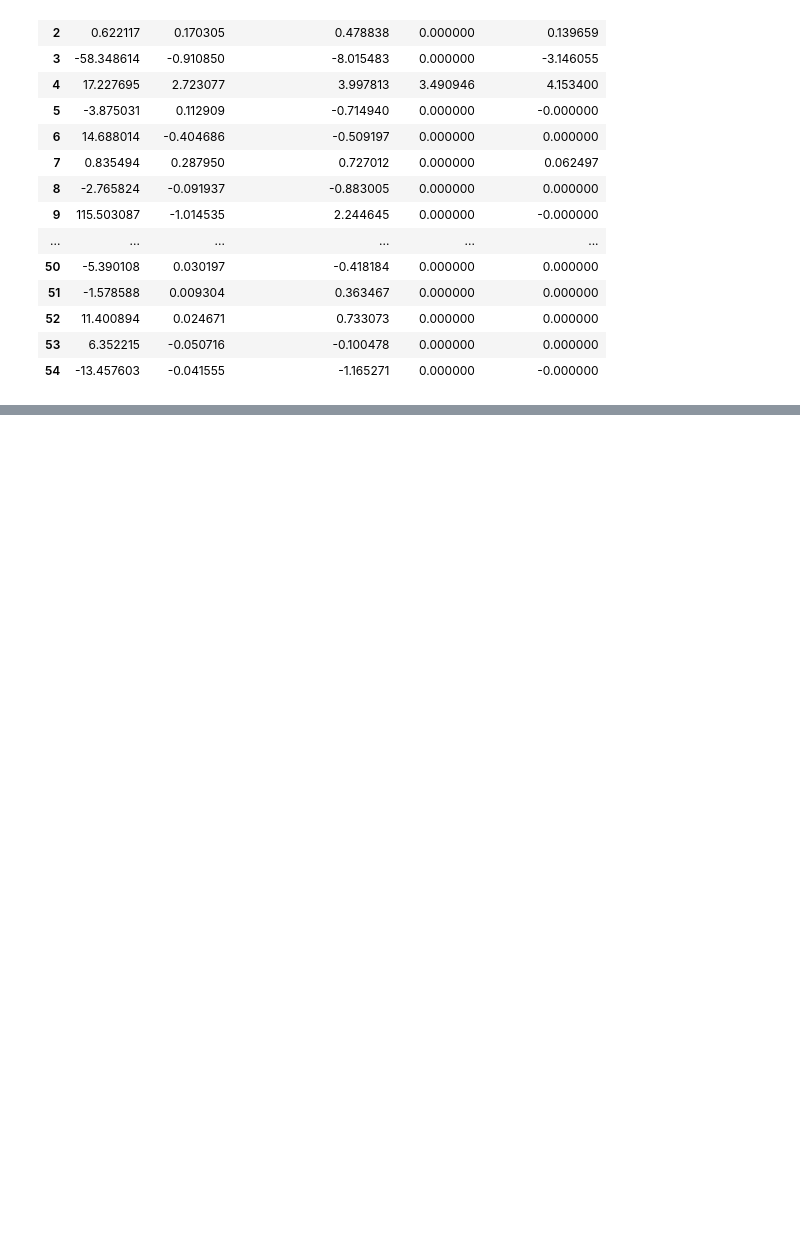
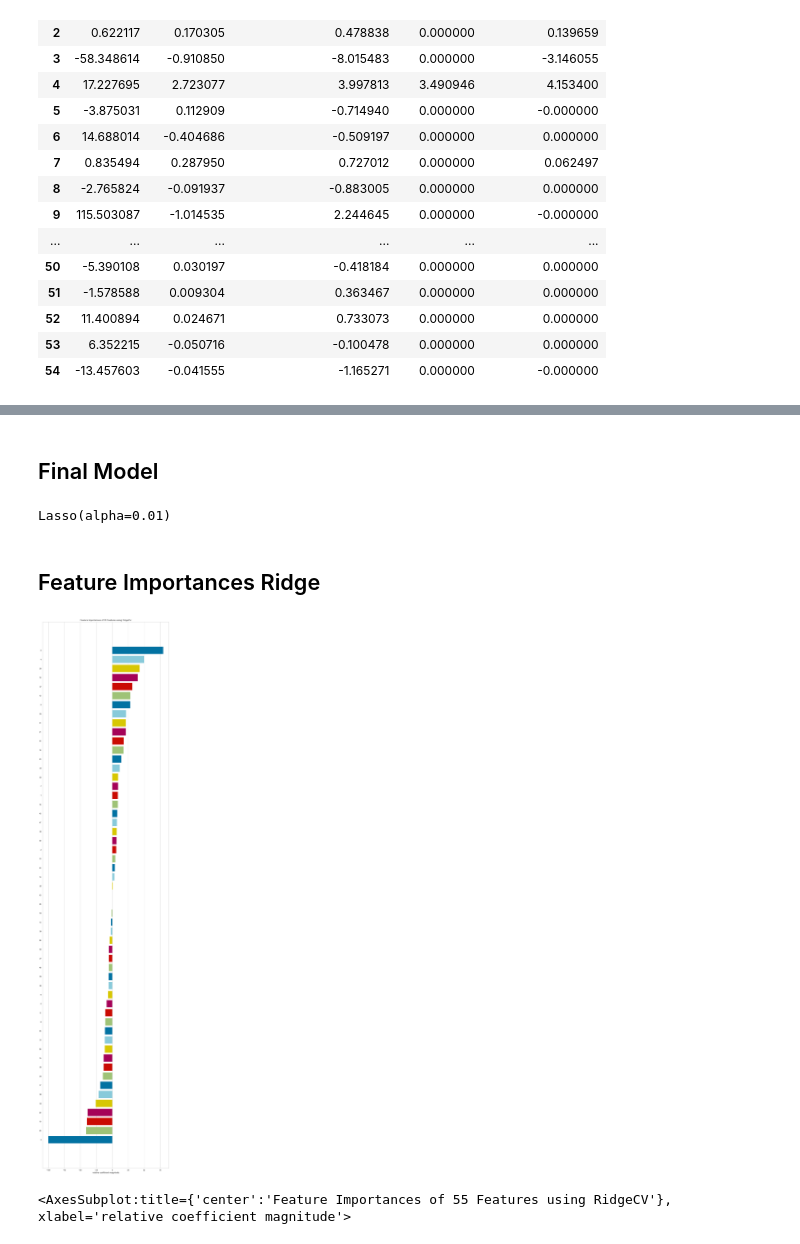
Before and after one commit to EmincanY/Machine-Learning, a Jupyter notebook: Techpro Education/Supervised/Regularization/ML_Regularization-Ridge-Lasso-ElasticNet-Cross Validation-Gridsearch.ipynb, the cells around one changed output, grey strips where cells are left out. Cells and saved outputs as stored; diff of their text form; code cells hidden in the pictures; blank space fills up the shorter version.

Commit message:
Ridge-Lasso-ElasticNet added.

```diff
--- a/Techpro Education/Supervised/Regularization/ML_Regularization-Ridge-Lasso-ElasticNet-Cross Validation-Gridsearch.ipynb
+++ b/Techpro Education/Supervised/Regularization/ML_Regularization-Ridge-Lasso-ElasticNet-Cross Validation-Gridsearch.ipynb
@@ -721,0 +920,4 @@ pd.concat([lm_df , rm_df , rcm_df , lsm_df , lcm_df] , axis = 1)
+# %%
+grid_model = GridSearchCV(estimator=elastic_model , param_grid=param_grid , scoring='neg_root_mean_squared_error', cv = 5 , verbose = 2)
+# %%
+grid_model.fit(X_train_scaled , y_train)
@@ -721,0 +980,5 @@ pd.concat([lm_df , rm_df , rcm_df , lsm_df , lcm_df] , axis = 1)
+# %%
+y_pred = grid_model.predict(X_test_scaled) # ElasticNet(alpha=0.01, l1_ratio=1) same meaning.
+y_train_pred = grid_model.predict(X_train_scaled)
+# %%
+train_val(y_train ,y_train_pred , y_test , y_pred , "GridSearch")
@@ -721,0 +1002,2 @@ pd.concat([lm_df , rm_df , rcm_df , lsm_df , lcm_df] , axis = 1)
+# %% [markdown]
+## Final Model
@@ -721,0 +1009,18 @@ pd.concat([lm_df , rm_df , rcm_df , lsm_df , lcm_df] , axis = 1)
+# %%
+final_model.fit(X_scaled , y)
+# %% [output]
+Lasso(alpha=0.01)
+# %% [markdown]
+## Feature Importances Ridge
+# %%
+from yellowbrick.model_selection import FeatureImportances
+from yellowbrick.features import RadViz #figsize gibi işlem yapıyor görseli büyütmek için import ediyoruz altta 720, 3000 dedik
+
+viz = FeatureImportances(ridge_cv_model, labels=pd.DataFrame(X_train).columns) #modeli veriyorum ve X_train column namelerini
+visualizer = RadViz(size=(720, 3000))
+
+viz.fit(X_train, y_train)
+viz.show()
+# %% [output]
+[figure, added]
+<AxesSubplot:title={'center':'Feature Importances of 55 Features using RidgeCV'}, xlabel='relative coefficient magnitude'>
```
Also changed, not shown: parts of 45 cells of this notebook.
